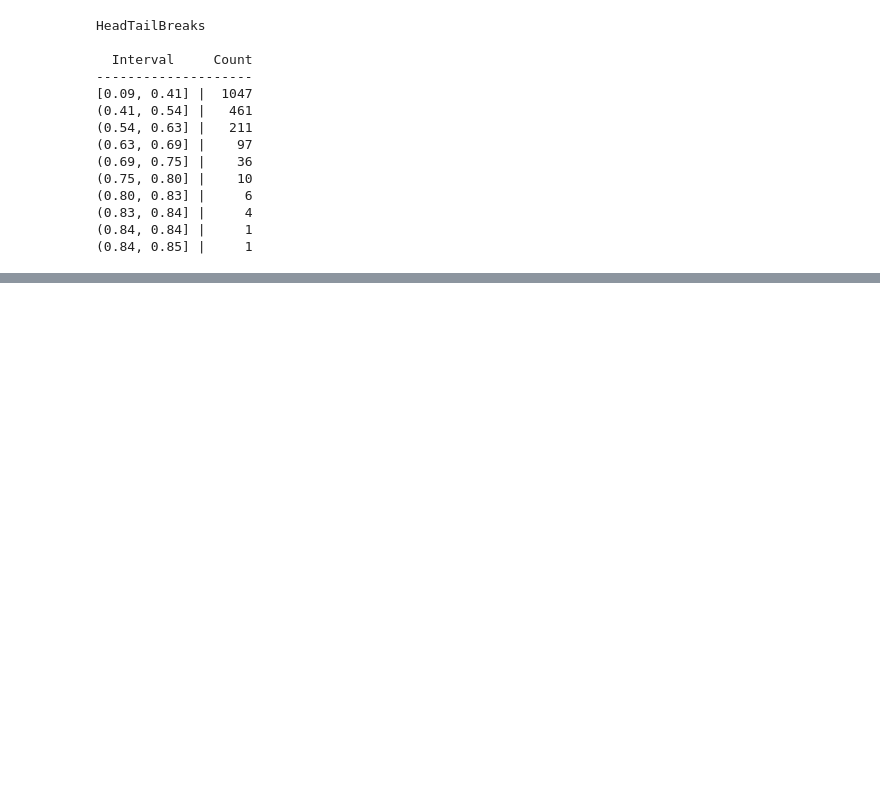
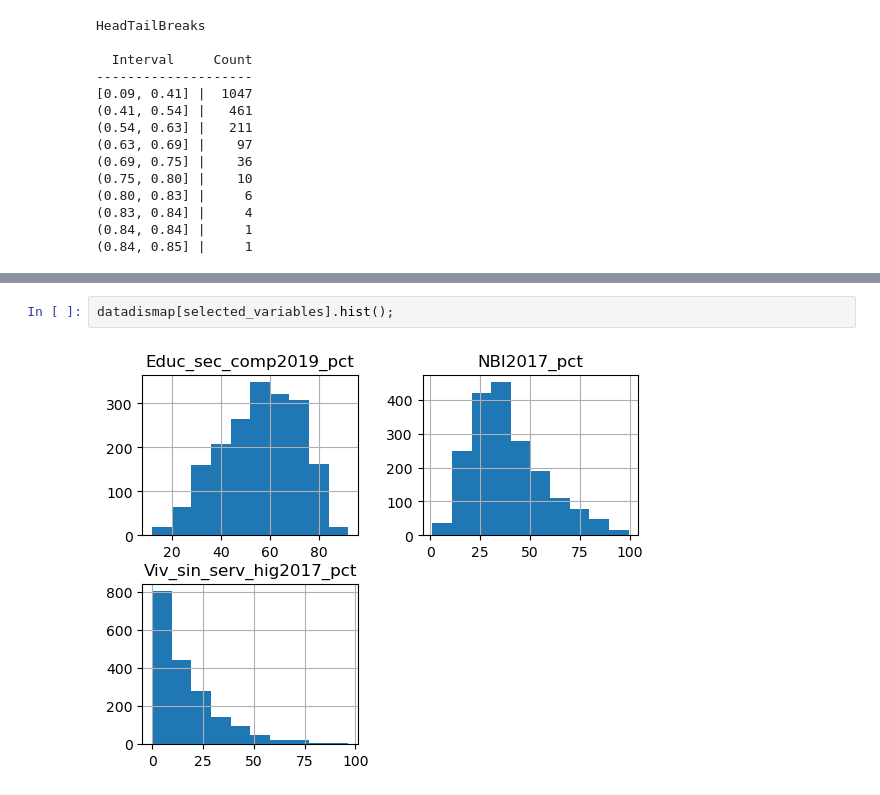
Before and after one commit to FabianRomero20/Examen2, a Jupyter notebook: FULLPRUEBAS.ipynb, the cells around one changed output, grey strips where cells are left out. Saved outputs shown, nothing was run; the diff lists cells and outputs as text; blank space fills up the shorter version.

```diff
--- a/FULLPRUEBAS.ipynb
+++ b/FULLPRUEBAS.ipynb
@@ -366,0 +387,4 @@ datadismap.to_file(os.path.join('mapsPruebas',"dataMapPeru.gpkg"), layer='distri
+# %%
+datadismap[selected_variables].hist();
+# %% [output]
+[figure, added]
```
Also changed, not shown: parts of 29 cells of this notebook, 1 other file.
